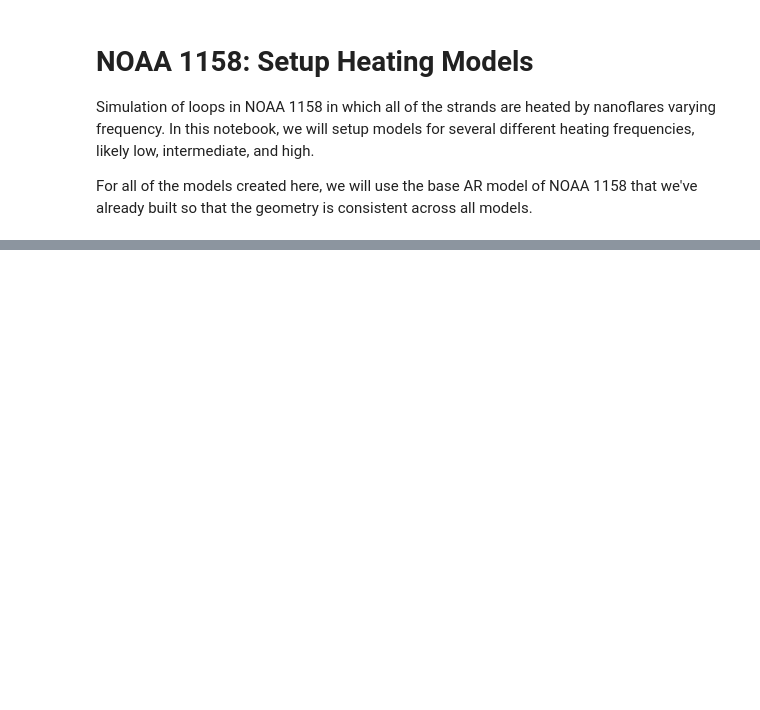
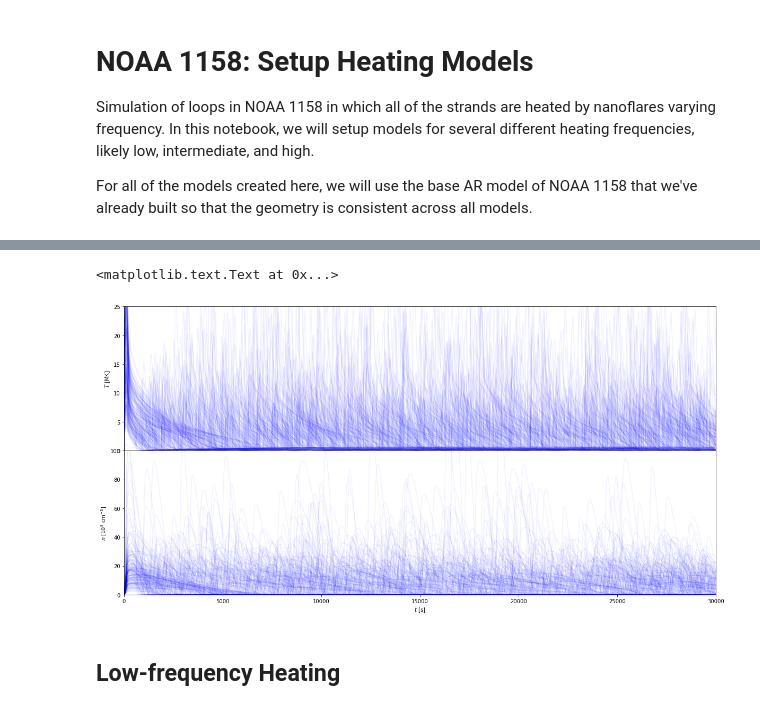
Before and after one commit to wtbarnes/systematic_ar_study, a Jupyter notebook: notebooksv2/noaa1158_setup_heating_models.ipynb, the cells around one changed output, grey strips where cells are left out. Drawn from its saved outputs; the diff is of its cells as text; code cells hidden in the pictures; blank space fills up the shorter version.

```diff
--- a/notebooksv2/noaa1158_setup_heating_models.ipynb
+++ b/notebooksv2/noaa1158_setup_heating_models.ipynb
@@ -103,0 +230,2 @@ heating_options = {
+# %%
+intermediate_frequency_field = synthesizAR.Skeleton.restore('../../../data/base_noaa1158')
@@ -103,0 +239,10 @@ heating_options = {
+# %%
+intermediate_frequency_heating_options = heating_options.copy()
+intermediate_frequency_heating_options['frequency_parameter'] = 1.0
+intermediate_frequency_heating_model = CustomHeatingModel(intermediate_frequency_heating_options)
+ebtel_interface = EbtelInterface(base_config,intermediate_frequency_heating_model,
+                                 '/storage-home/w/wtb2/data/noaa1158_intermediate_frequency/hydro_config/',
+                                 '/storage-home/w/wtb2/data/noaa1158_intermediate_frequency/hydro_results/'
+                                )
+# %%
+intermediate_frequency_field.configure_loop_simulations(ebtel_interface)
@@ -103,0 +252,19 @@ heating_options = {
+# %%
+intermediate_frequency_field.load_loop_simulations(ebtel_interface,
+                                                   savefile='/storage-home/w/wtb2/data/noaa1158_intermediate_frequency/loop_parameters.h5')
+# %%
+fig,axes = plt.subplots(2,1,figsize=(20,10),sharex=True)
+plt.subplots_adjust(hspace=0.)
+for loop in intermediate_frequency_field.loops[::50]:
+    axes[0].plot(loop.time,loop.electron_temperature[:,0].to(u.MK),color='b',alpha=0.05)
+    #axes[0].plot(loop.time,loop.ion_temperature[:,0].to(u.MK),color='r',alpha=0.05)
+    axes[1].plot(loop.time,loop.density[:,0]/1e9,color='b',alpha=0.05)
+axes[0].set_ylim([0,25])
+axes[1].set_ylim([0,100])
+axes[0].set_xlim([0,base_config['total_time']])
+axes[0].set_ylabel(r'$T$ [MK]')
+axes[1].set_ylabel(r'$n$ [10$^9$ cm$^{-3}$]')
+axes[1].set_xlabel(r'$t$ [s]')
+# %% [output]
+<matplotlib.text.Text at 0x...>
+[figure, added]
@@ -103,0 +273,2 @@ heating_options = {
+# %% [markdown]
+## Low-frequency Heating
```
Also changed, not shown: parts of 37 cells of this notebook, 9 other files.
